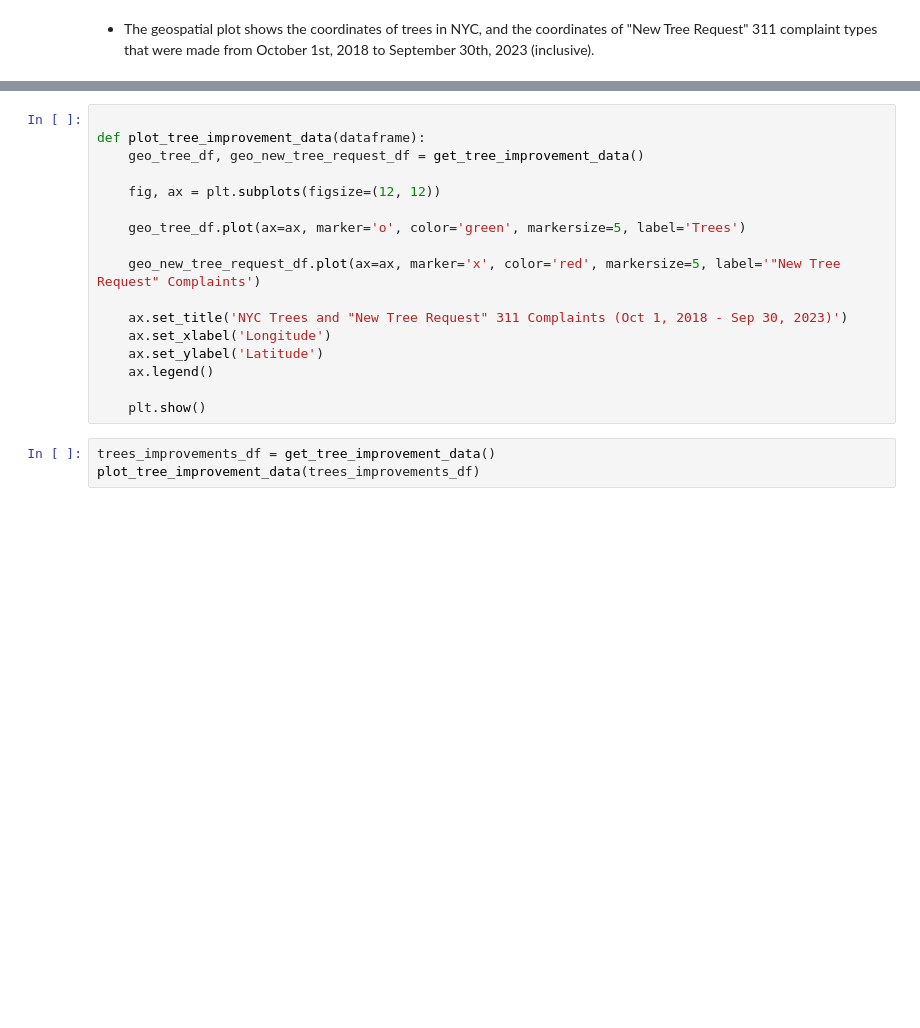
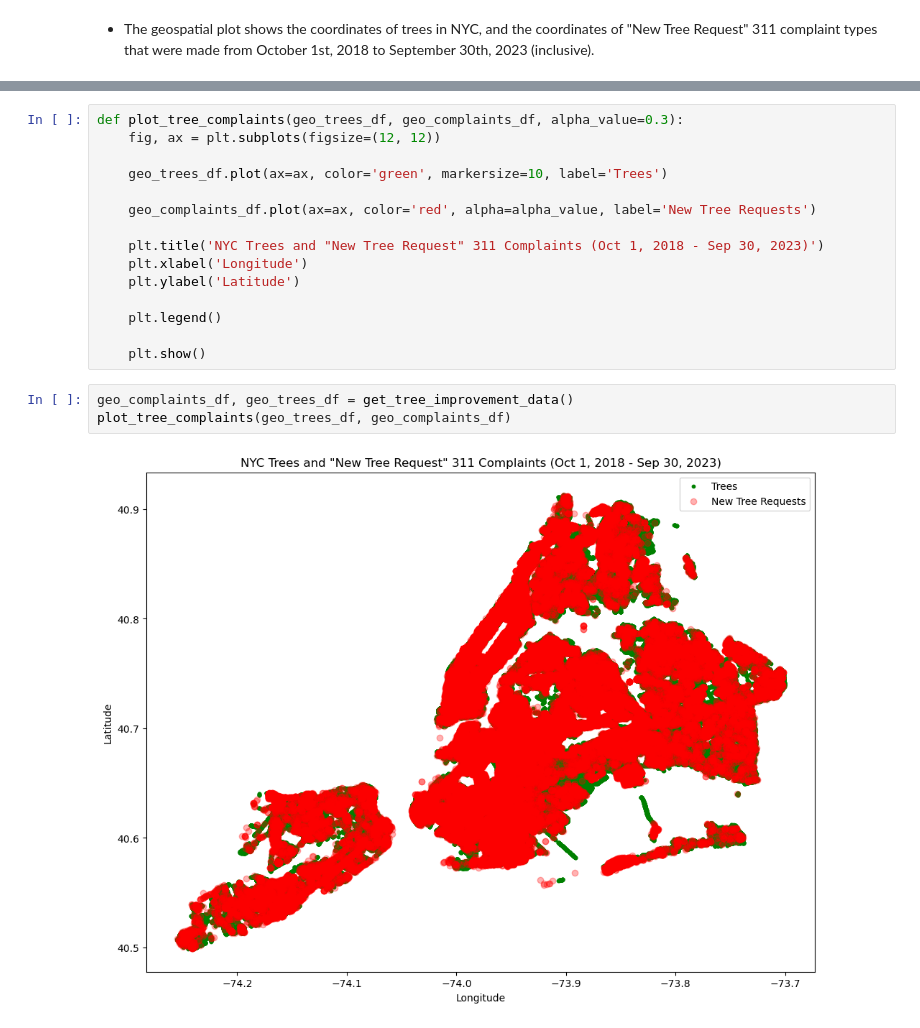
Before and after one commit to chunqiuxia108/FinalProject4501, a Jupyter notebook: cx2313_ly2637_FinalProject.ipynb, the cells around one changed output, grey strips where cells are left out. Drawn from its saved outputs; the diff is of its cells as text; blank space fills up the shorter version.

Commit message:
debug some chunk and make some improvement to code

```diff
--- a/cx2313_ly2637_FinalProject.ipynb
+++ b/cx2313_ly2637_FinalProject.ipynb
@@ -1274,20 +1291,20 @@ def get_tree_improvement_data():
 # %%
-
-def plot_tree_improvement_data(dataframe):
-    geo_tree_df, geo_new_tree_request_df = get_tree_improvement_data()
-
+def plot_tree_complaints(geo_trees_df, geo_complaints_df, alpha_value=0.3):
     fig, ax = plt.subplots(figsize=(12, 12))
 
-    geo_tree_df.plot(ax=ax, marker='o', color='green', markersize=5, label='Trees')
+    geo_trees_df.plot(ax=ax, color='green', markersize=10, label='Trees')
 
-    geo_new_tree_request_df.plot(ax=ax, marker='x', color='red', markersize=5, label='"New Tree Request" Complaints')
+    geo_complaints_df.plot(ax=ax, color='red', alpha=alpha_value, label='New Tree Requests')
 
-    ax.set_title('NYC Trees and "New Tree Request" 311 Complaints (Oct 1, 2018 - Sep 30, 2023)')
-    ax.set_xlabel('Longitude')
-    ax.set_ylabel('Latitude')
-    ax.legend()
+    plt.title('NYC Trees and "New Tree Request" 311 Complaints (Oct 1, 2018 - Sep 30, 2023)')
+    plt.xlabel('Longitude')
+    plt.ylabel('Latitude')
+
+    plt.legend()
 
     plt.show()
-# %%
-trees_improvements_df = get_tree_improvement_data()
-plot_tree_improvement_data(trees_improvements_df)
+# %%
+geo_complaints_df, geo_trees_df = get_tree_improvement_data()
+plot_tree_complaints(geo_trees_df, geo_complaints_df)
+# %% [output]
+[figure, added]
```
Also changed, not shown: parts of 13 cells of this notebook, 3 other files.
